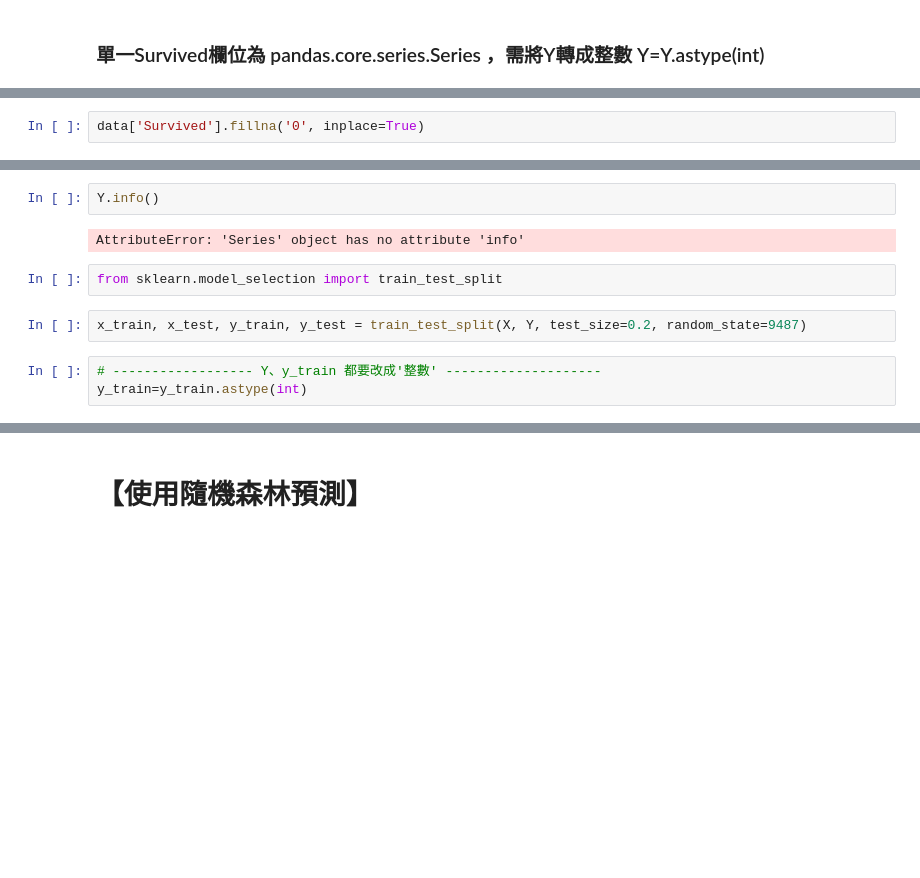
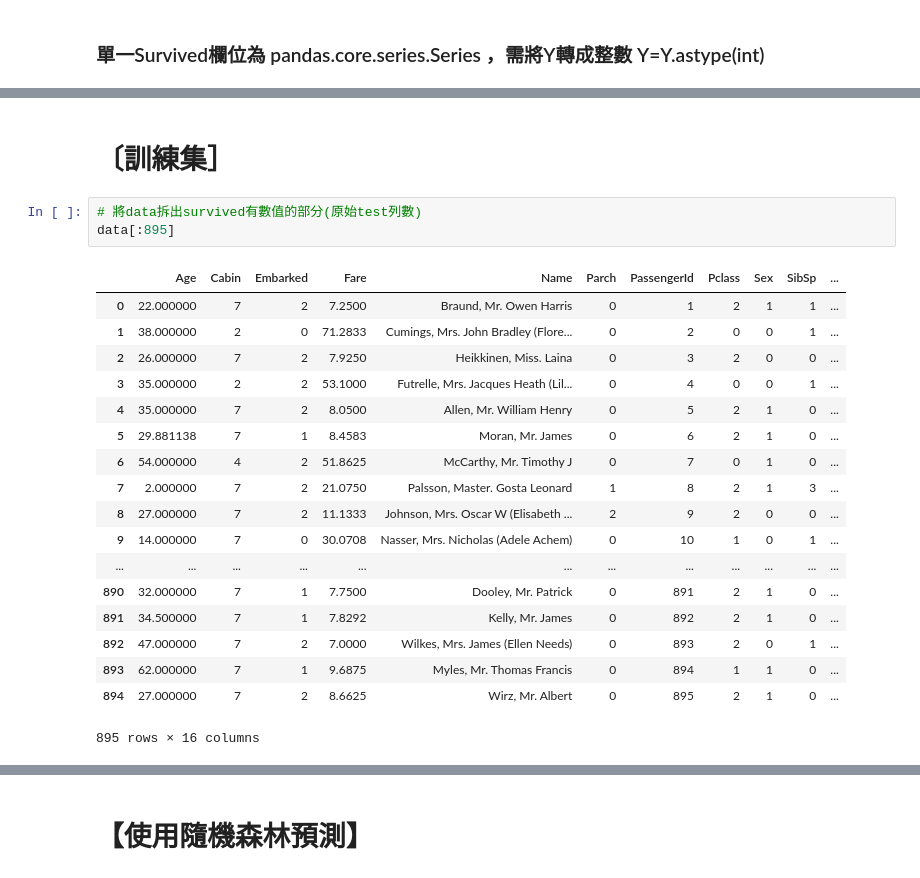
Before and after one commit to ChiWeiHsu/2018NSYSUBigData, a Jupyter notebook: HW03/HW03.ipynb, the cells around one changed output, grey strips where cells are left out. Saved outputs shown, nothing was run; the diff lists cells and outputs as text; blank space fills up the shorter version.

```diff
--- a/HW03/HW03.ipynb
+++ b/HW03/HW03.ipynb
@@ -585,2 +497,0 @@ Y = data['Survived']
-# %%
-data['Survived'].fillna('0', inplace=True)
@@ -600,11 +498,24 @@ pandas.core.series.Series
-# %%
-Y.info()
-# %% [output]
-AttributeError: 'Series' object has no attribute 'info'
-# %%
-from sklearn.model_selection import train_test_split
-# %%
-x_train, x_test, y_train, y_test = train_test_split(X, Y, test_size=0.2, random_state=9487)
-# %%
-# ------------------ Y、y_train 都要改成'整數' --------------------
-y_train=y_train.astype(int)
+# %% [markdown]
+#  〔訓練集］
+# %%
+# 將data拆出survived有數值的部分(原始test列數)
+data[:895]
+# %% [output]
+|  | Age | Cabin | Embarked | Fare | Name | Parch | PassengerId | Pclass | Sex | SibSp | ... |
+| 0 | 22.000000 | 7 | 2 | 7.2500 | Braund, Mr. Owen Harris | 0 | 1 | 2 | 1 | 1 | ... |
+| 1 | 38.000000 | 2 | 0 | 71.2833 | Cumings, Mrs. John Bradley (Flore... | 0 | 2 | 0 | 0 | 1 | ... |
+| 2 | 26.000000 | 7 | 2 | 7.9250 | Heikkinen, Miss. Laina | 0 | 3 | 2 | 0 | 0 | ... |
+| 3 | 35.000000 | 2 | 2 | 53.1000 | Futrelle, Mrs. Jacques Heath (Lil... | 0 | 4 | 0 | 0 | 1 | ... |
+| 4 | 35.000000 | 7 | 2 | 8.0500 | Allen, Mr. William Henry | 0 | 5 | 2 | 1 | 0 | ... |
+| 5 | 29.881138 | 7 | 1 | 8.4583 | Moran, Mr. James | 0 | 6 | 2 | 1 | 0 | ... |
+| 6 | 54.000000 | 4 | 2 | 51.8625 | McCarthy, Mr. Timothy J | 0 | 7 | 0 | 1 | 0 | ... |
+| 7 | 2.000000 | 7 | 2 | 21.0750 | Palsson, Master. Gosta Leonard | 1 | 8 | 2 | 1 | 3 | ... |
+| 8 | 27.000000 | 7 | 2 | 11.1333 | Johnson, Mrs. Oscar W (Elisabeth ... | 2 | 9 | 2 | 0 | 0 | ... |
+| 9 | 14.000000 | 7 | 0 | 30.0708 | Nasser, Mrs. Nicholas (Adele Achem) | 0 | 10 | 1 | 0 | 1 | ... |
+| ... | ... | ... | ... | ... | ... | ... | ... | ... | ... | ... | ... |
+| 890 | 32.000000 | 7 | 1 | 7.7500 | Dooley, Mr. Patrick | 0 | 891 | 2 | 1 | 0 | ... |
+| 891 | 34.500000 | 7 | 1 | 7.8292 | Kelly, Mr. James | 0 | 892 | 2 | 1 | 0 | ... |
+| 892 | 47.000000 | 7 | 2 | 7.0000 | Wilkes, Mrs. James (Ellen Needs) | 0 | 893 | 2 | 0 | 1 | ... |
+| 893 | 62.000000 | 7 | 1 | 9.6875 | Myles, Mr. Thomas Francis | 0 | 894 | 1 | 1 | 0 | ... |
+| 894 | 27.000000 | 7 | 2 | 8.6625 | Wirz, Mr. Albert | 0 | 895 | 2 | 1 | 0 | ... |
+895 rows × 16 columns
```
Also changed, not shown: parts of 52 cells of this notebook, 3 other files.
